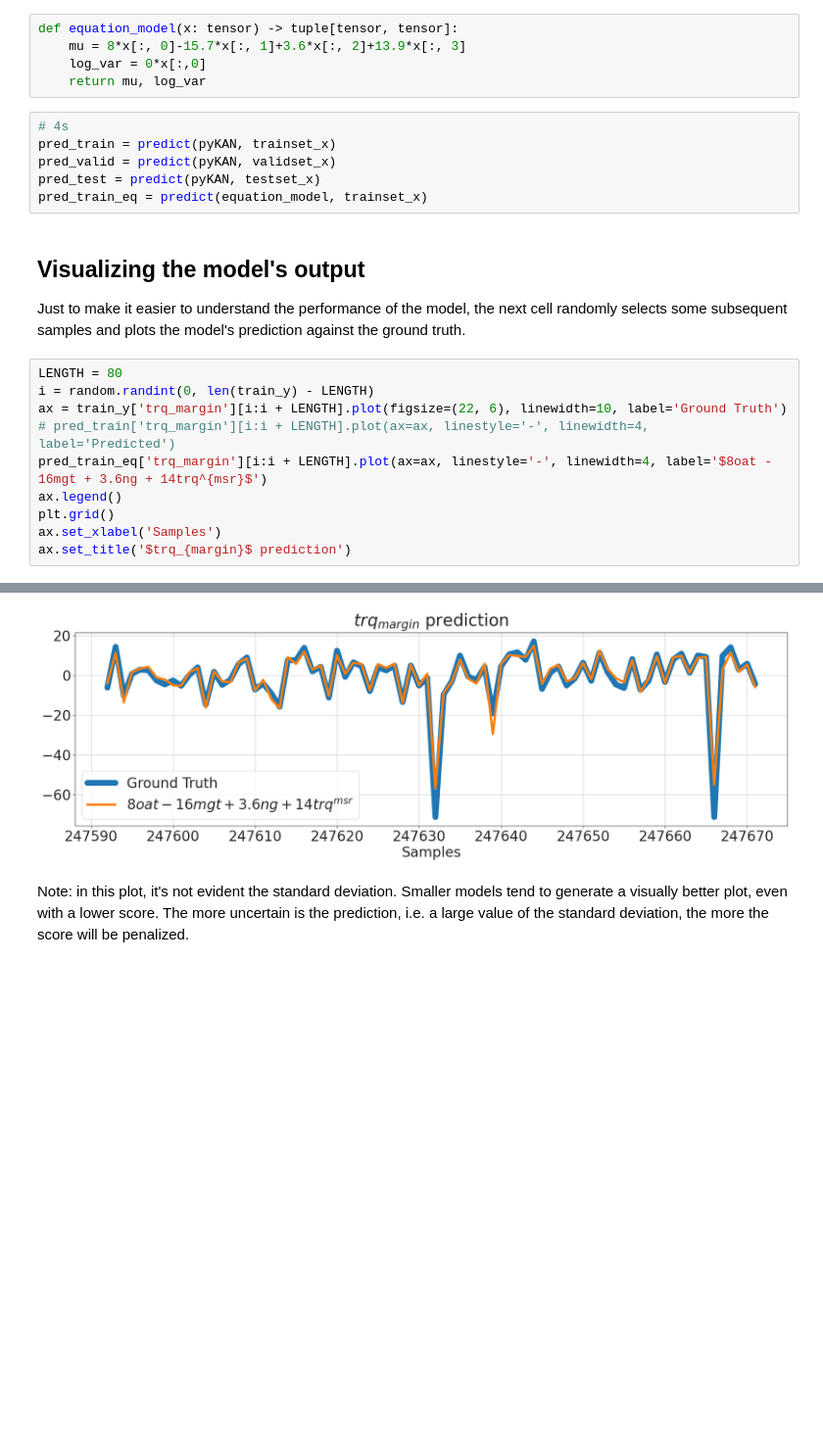
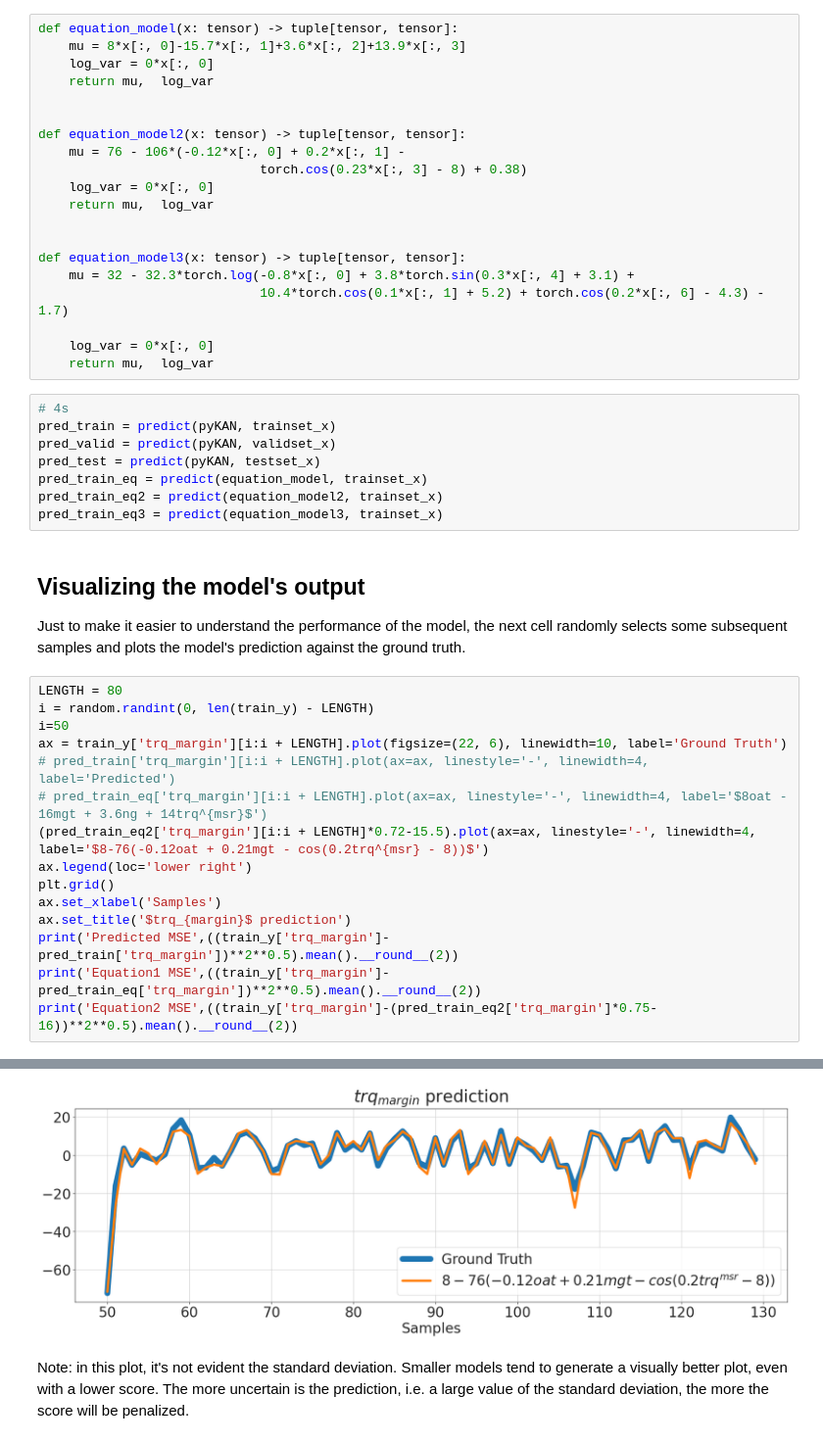
Before and after one commit to MrPio/PHM_North_America_2024_Challenge, a Jupyter notebook: 2-torque_target_probabilistic_regression/2.3-Generating_Torque_Margin_Predictions.ipynb, the cells around one changed output, grey strips where cells are left out. Shown at 98% size. Saved outputs shown, nothing was run; the diff lists cells and outputs as text; blank space fills up the shorter version.

```diff
--- a/2-torque_target_probabilistic_regression/2.3-Generating_Torque_Margin_Predictions.ipynb
+++ b/2-torque_target_probabilistic_regression/2.3-Generating_Torque_Margin_Predictions.ipynb
@@ -83,25 +83,47 @@ Index(['oat', 'mgt', 'ng', 'trq_measured', 'trq_measured_norm_da', 'rho',
 # %%
 def equation_model(x: tensor) -> tuple[tensor, tensor]:
     mu = 8*x[:, 0]-15.7*x[:, 1]+3.6*x[:, 2]+13.9*x[:, 3]
-    log_var = 0*x[:,0]
-    return mu, log_var
+    log_var = 0*x[:, 0]
+    return mu,  log_var
+
+
+def equation_model2(x: tensor) -> tuple[tensor, tensor]:
+    mu = 76 - 106*(-0.12*x[:, 0] + 0.2*x[:, 1] -
+                             torch.cos(0.23*x[:, 3] - 8) + 0.38)
+    log_var = 0*x[:, 0]
+    return mu,  log_var
+
+
+def equation_model3(x: tensor) -> tuple[tensor, tensor]:
+    mu = 32 - 32.3*torch.log(-0.8*x[:, 0] + 3.8*torch.sin(0.3*x[:, 4] + 3.1) +
+                             10.4*torch.cos(0.1*x[:, 1] + 5.2) + torch.cos(0.2*x[:, 6] - 4.3) - 1.7)
+
+    log_var = 0*x[:, 0]
+    return mu,  log_var
 # %%
 # 4s
 pred_train = predict(pyKAN, trainset_x)
 pred_valid = predict(pyKAN, validset_x)
 pred_test = predict(pyKAN, testset_x)
 pred_train_eq = predict(equation_model, trainset_x)
+pred_train_eq2 = predict(equation_model2, trainset_x)
+pred_train_eq3 = predict(equation_model3, trainset_x)
 # %% [markdown]
 ## Visualizing the model's output
 Just to make it easier to understand the performance of the model, the next cell randomly selects some subsequent samples and plots the model's prediction against the ground truth.
 # %%
 LENGTH = 80
 i = random.randint(0, len(train_y) - LENGTH)
+i=50
 ax = train_y['trq_margin'][i:i + LENGTH].plot(figsize=(22, 6), linewidth=10, label='Ground Truth')
 # pred_train['trq_margin'][i:i + LENGTH].plot(ax=ax, linestyle='-', linewidth=4, label='Predicted')
-pred_train_eq['trq_margin'][i:i + LENGTH].plot(ax=ax, linestyle='-', linewidth=4, label='$8oat - 16mgt + 3.6ng + 14trq^{msr}$')
-ax.legend()
+# pred_train_eq['trq_margin'][i:i + LENGTH].plot(ax=ax, linestyle='-', linewidth=4, label='$8oat - 16mgt + 3.6ng + 14trq^{msr}$')
+(pred_train_eq2['trq_margin'][i:i + LENGTH]*0.72-15.5).plot(ax=ax, linestyle='-', linewidth=4, label='$8-76(-0.12oat + 0.21mgt - cos(0.2trq^{msr} - 8))$')
+ax.legend(loc='lower right')
 plt.grid()
 ax.set_xlabel('Samples')
 ax.set_title('$trq_{margin}$ prediction')
+print('Predicted MSE',((train_y['trq_margin']-pred_train['trq_margin'])**2**0.5).mean().__round__(2))
+print('Equation1 MSE',((train_y['trq_margin']-pred_train_eq['trq_margin'])**2**0.5).mean().__round__(2))
+print('Equation2 MSE',((train_y['trq_margin']-(pred_train_eq2['trq_margin']*0.75-16))**2**0.5).mean().__round__(2))
 # %% [output]
@@ -109,4 +133,4 @@ Text(0.5, 1.0, '$trq_{margin}$ prediction')
-[figure, old version]
+[figure, new version]
 # %% [markdown]
 Note: in this plot, it's not evident the standard deviation. Smaller models tend to generate a visually better plot, even with a lower score. The more uncertain is the prediction, i.e. a large value of the standard deviation, the more the score will be penalized.
 # %%
```
Also changed, not shown: parts of 1 cell of this notebook, 6 other files.
